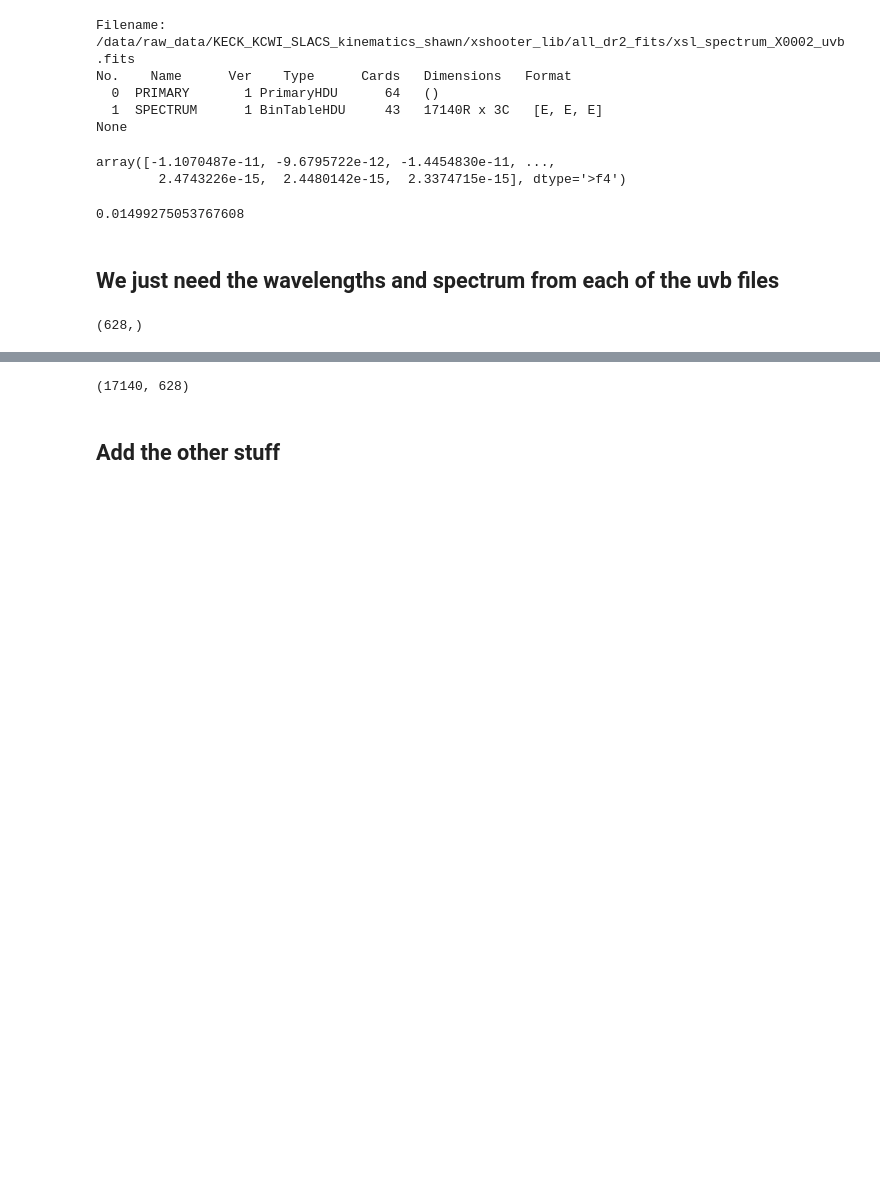
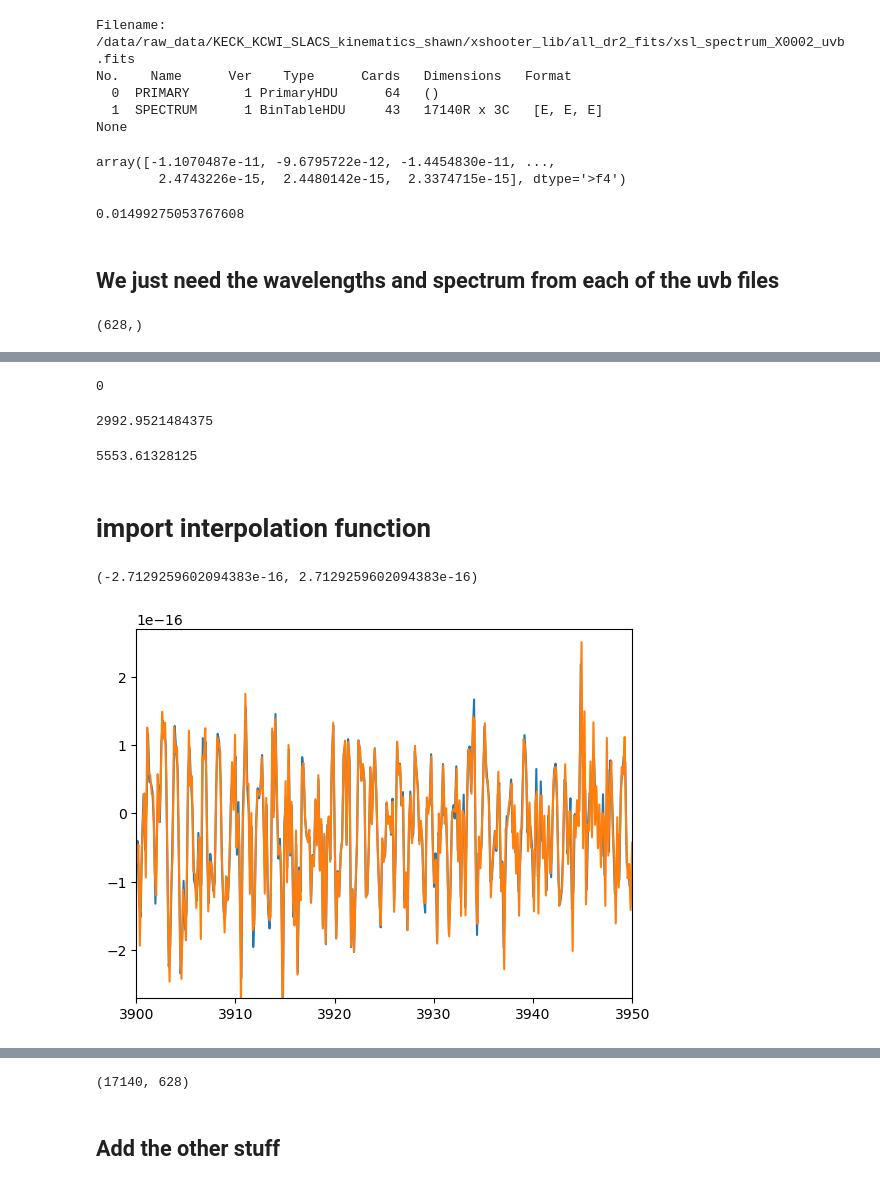
Before and after one commit to shawnknabel/slacs_kinematics_jam_modeling, a Jupyter notebook: jupyter_notebooks/kinematics_extraction/020824_xshooter_library_prep.ipynb, the cells around one changed output, grey strips where cells are left out. Saved outputs shown, nothing was run; the diff lists cells and outputs as text; code cells hidden in the pictures; blank space fills up the shorter version.

Commit message:
stellar template library test, some jam milestone models

```diff
--- a/jupyter_notebooks/kinematics_extraction/020824_xshooter_library_prep.ipynb
+++ b/jupyter_notebooks/kinematics_extraction/020824_xshooter_library_prep.ipynb
@@ -83,3 +95,5 @@ templates = np.zeros((template_wavelengths.shape[0], filepaths.shape[0]))
+# %%
+wavelengths_array = np.zeros((len(template_wavelengths), len(filepaths)))
 # %%
 # good, now loop through them and create our array
 
@@ -96,7 +110,37 @@ for i, filepath in enumerate(filepaths):
     flux = data['flux']
 
     # check that wavelengths are the same as template_wavelengths
-    assert wavelengths.shape[0] == template_wavelengths.shape[0]
+    #assert all(wavelengths == template_wavelengths), \
+    #    "Wavelengths are not the same!"
+    if all(wavelengths == template_wavelengths):
+        print(i)
+
+    wavelengths_array[:,i] = wavelengths
 
     # take the flux and add it to the templates array
     templates[:, i] = flux
+# %% [output]
+0
+# %%
+np.max(np.min(wavelengths_array, axis=0))
+# %% [output]
+2992.9521484375
+# %%
+np.min(np.max(wavelengths_array, axis=0))
+# %% [output]
+5553.61328125
+# %%
+wavelengths_interp = np.linspace(np.max(np.min(wavelengths_array, axis=0)), np.min(np.max(wavelengths_array, axis=0)), len(wavelengths))
+# %% [markdown]
+# import interpolation function
+# %%
+from scipy.interpolate import make_interp_spline
+bspl = make_interp_spline(wavelengths_array[:,0], templates[:,0], k=3)
+# %%
+plt.plot(wavelengths_interp, bspl(wavelengths_interp))
+plt.plot(wavelengths_array[:,0], templates[:,0])
+plt.xlim(3900, 3950)
+plt.ylim(-np.median(templates[:,0]),np.median(templates[:,0]))
+# %% [output]
+(-2.7129259602094383e-16, 2.7129259602094383e-16)
+[figure, added]
```
Also changed, not shown: parts of 11 cells of this notebook, 2 other files.
